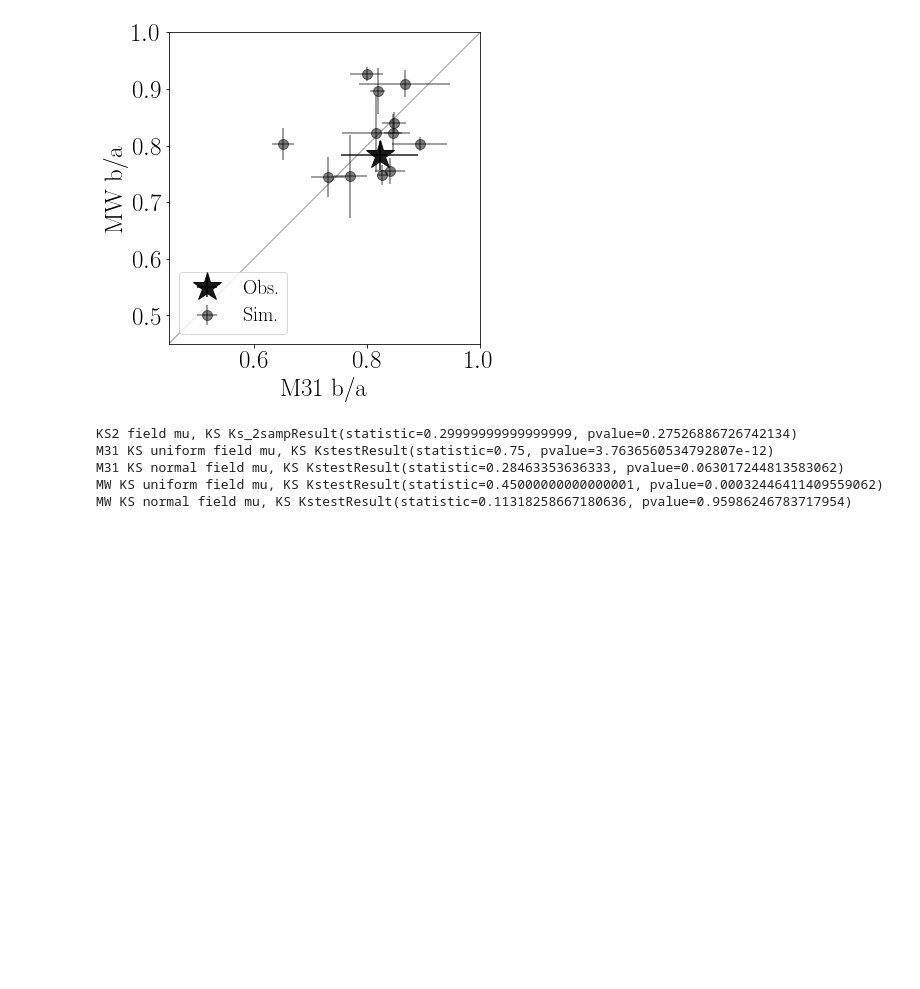
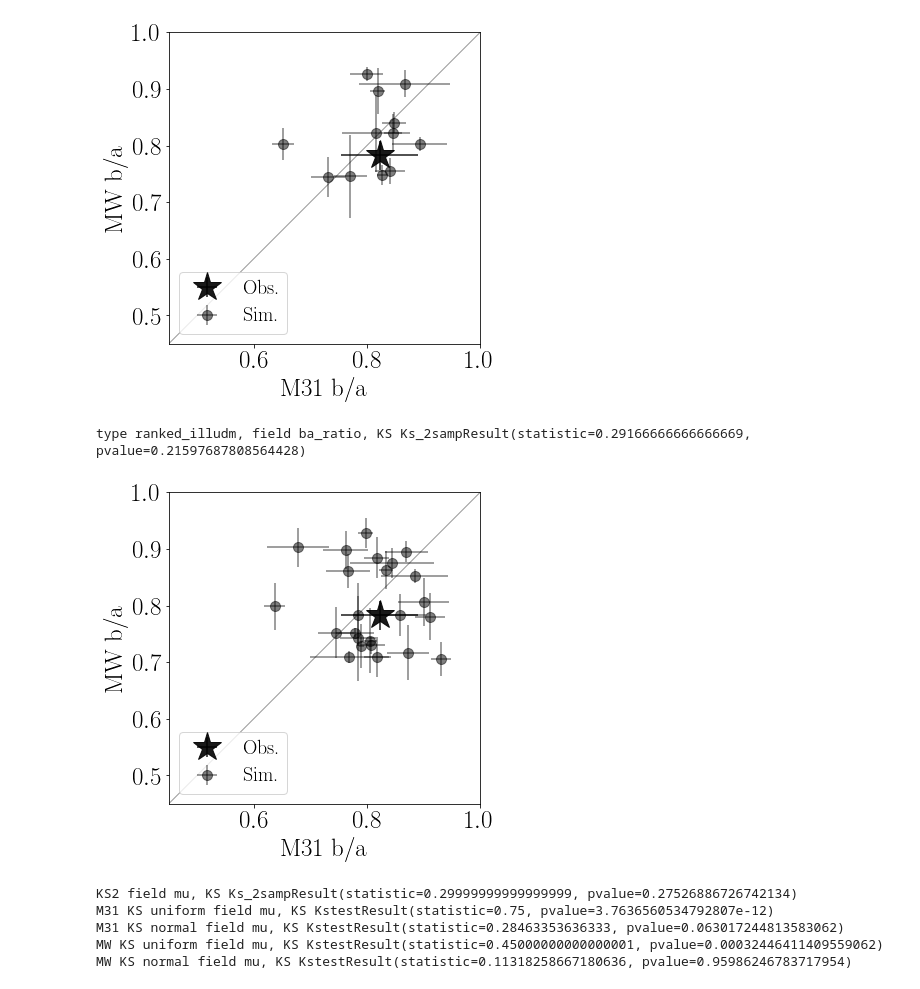
Before and after one commit to astroandes/SatelliteShapeLG, a Jupyter notebook: code/plot.ipynb, the cells around one changed output. Drawn from its saved outputs; the diff is of its cells as text; code cells hidden in the pictures; blank space fills up the shorter version.

```diff
--- a/code/plot.ipynb
+++ b/code/plot.ipynb
@@ -439,6 +460,14 @@ scatter_plot(M31_obs_vmag_sorted, MW_obs_vmag_sorted,
 # %% [output]
 type ranked_elvis, field ba_ratio, KS Ks_2sampResult(statistic=0.25, pvalue=0.78641716217514468)
 [figure]
+# %%
+scatter_plot(M31_obs_vmag_sorted, MW_obs_vmag_sorted,
+             M31_sim_vmax_sorted_illudm, MW_sim_vmax_sorted_illudm,
+             put_legend=True,
+             field='ba_ratio', title='ranked_illudm')
+# %% [output]
+type ranked_illudm, field ba_ratio, KS Ks_2sampResult(statistic=0.29166666666666669, pvalue=0.21597687808564428)
+[figure, added]
 # %%
 plot_normalized(M31_obs_vmag_sorted, MW_obs_vmag_sorted,
              M31_sim_vmax_sorted, MW_sim_vmax_sorted,
```
Also changed, not shown: parts of 7 cells of this notebook.
